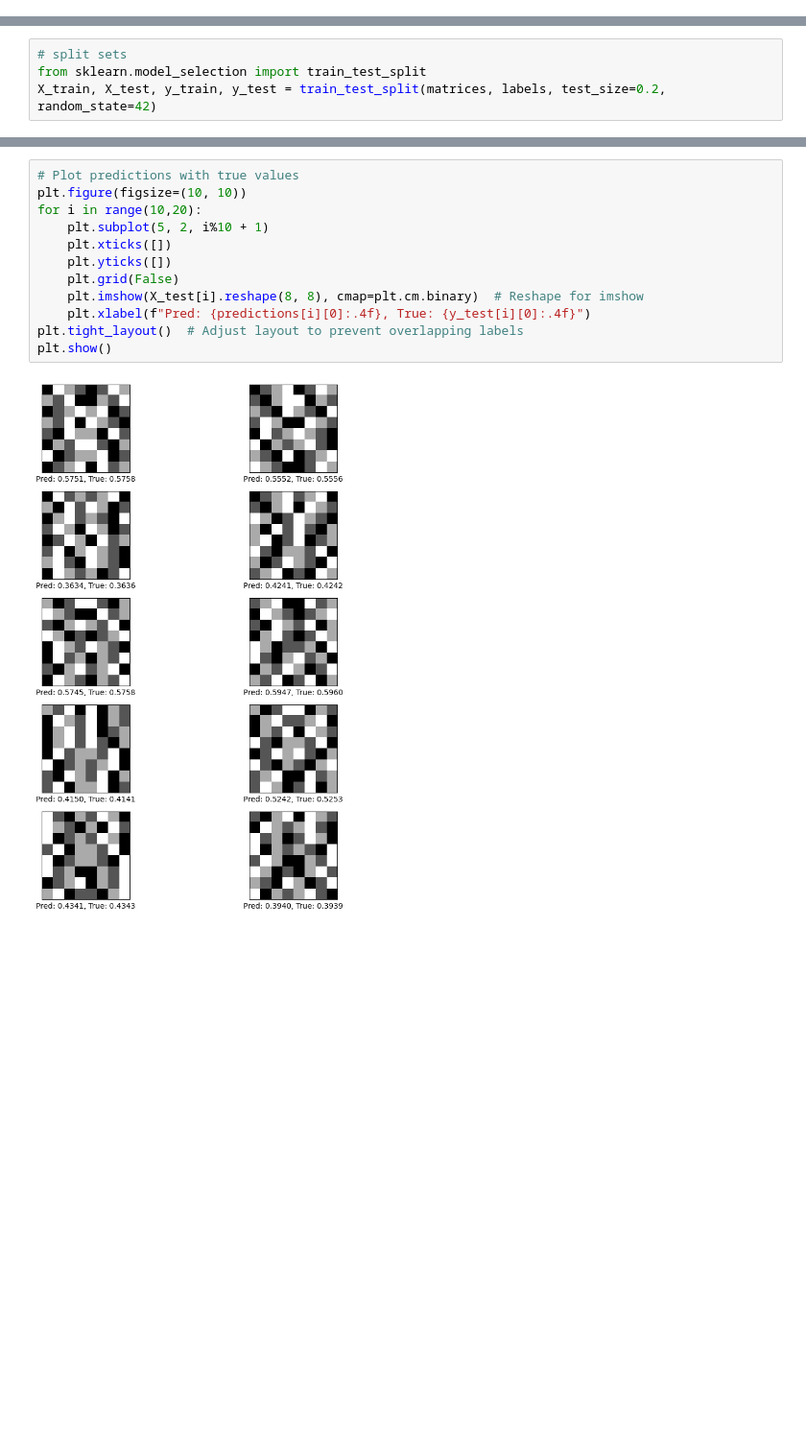
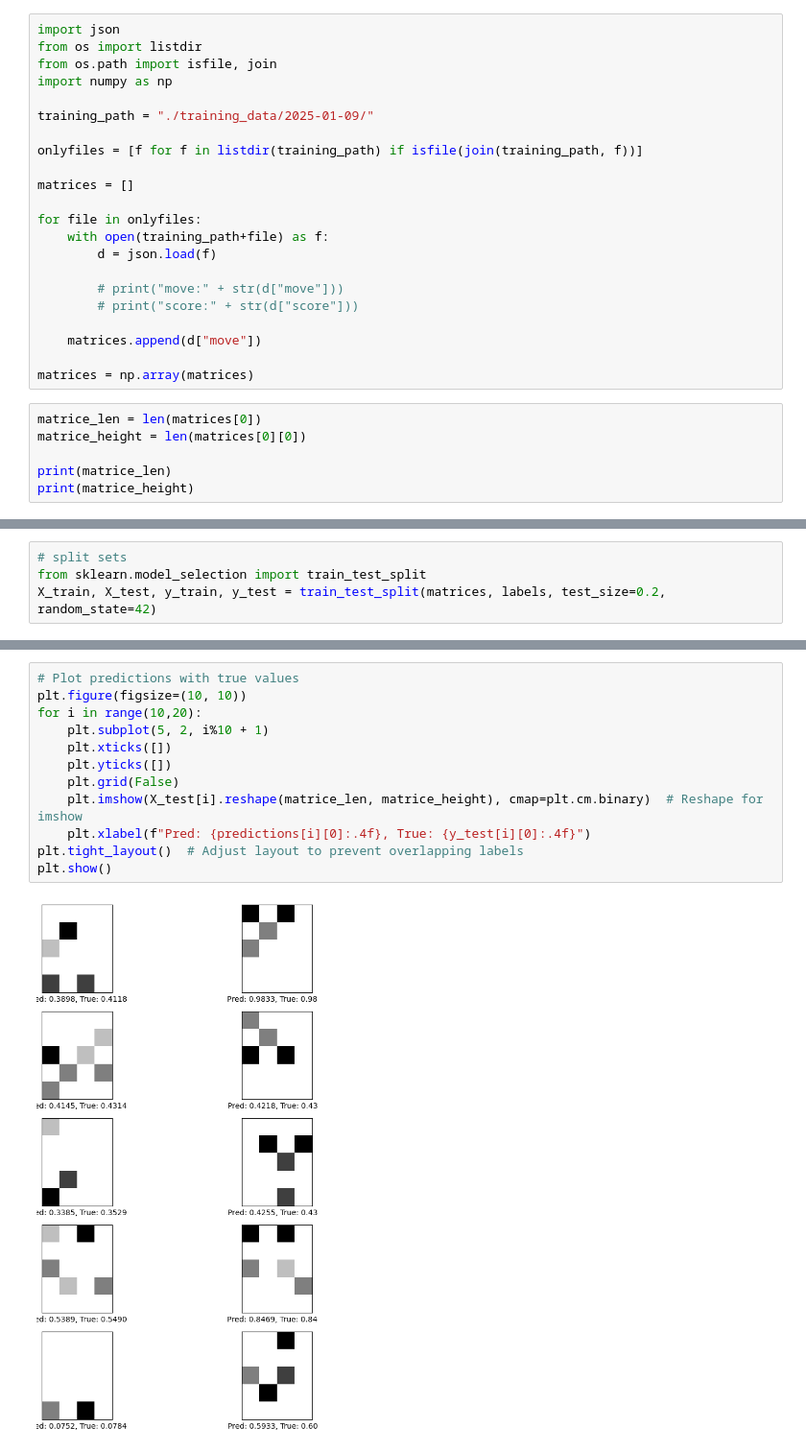
Before and after one commit to Lesekater/HAW-KI-Praktika, a Jupyter notebook: Basic.ipynb, the cells around one changed output, grey strips where cells are left out. Shown: that part at 96% size. Saved outputs shown, nothing was run; the diff lists cells and outputs as text; blank space fills up the shorter version.

```diff
--- a/Basic.ipynb
+++ b/Basic.ipynb
@@ -12,0 +17,28 @@ from tensorflow.keras.layers import Dense,Flatten
+# %%
+import json
+from os import listdir
+from os.path import isfile, join
+import numpy as np
+
+training_path = "./training_data/2025-01-09/"
+
+onlyfiles = [f for f in listdir(training_path) if isfile(join(training_path, f))]
+
+matrices = []
+
+for file in onlyfiles:
+    with open(training_path+file) as f:
+        d = json.load(f)
+
+        # print("move:" + str(d["move"]))
+        # print("score:" + str(d["score"]))
+
+    matrices.append(d["move"])
+
+matrices = np.array(matrices)
+# %%
+matrice_len = len(matrices[0])
+matrice_height = len(matrices[0][0])
+
+print(matrice_len)
+print(matrice_height)
@@ -259,14 +286,14 @@ Accuracy: 99.94%
 # %%
 # Plot predictions with true values
 plt.figure(figsize=(10, 10))
 for i in range(10,20):
     plt.subplot(5, 2, i%10 + 1)
     plt.xticks([])
     plt.yticks([])
     plt.grid(False)
-    plt.imshow(X_test[i].reshape(8, 8), cmap=plt.cm.binary)  # Reshape for imshow
+    plt.imshow(X_test[i].reshape(matrice_len, matrice_height), cmap=plt.cm.binary)  # Reshape for imshow
     plt.xlabel(f"Pred: {predictions[i][0]:.4f}, True: {y_test[i][0]:.4f}")
 plt.tight_layout()  # Adjust layout to prevent overlapping labels
 plt.show()
 # %% [output]
-[figure, old version]
+[figure, new version]
```
Also changed, not shown: parts of 11 cells of this notebook.
